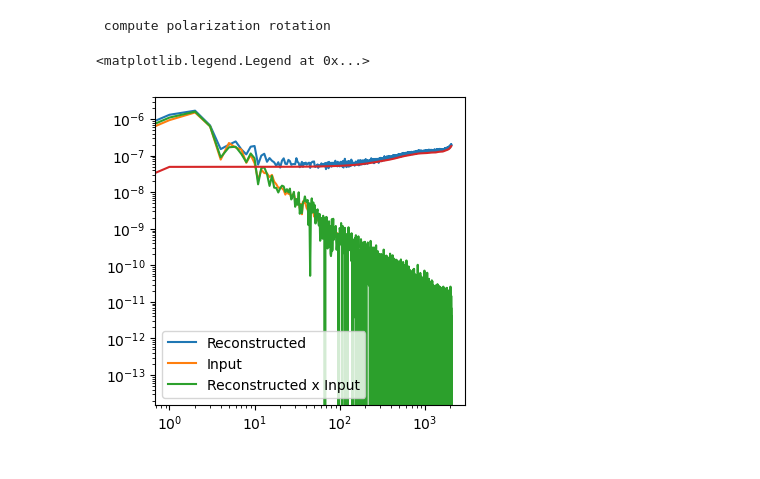
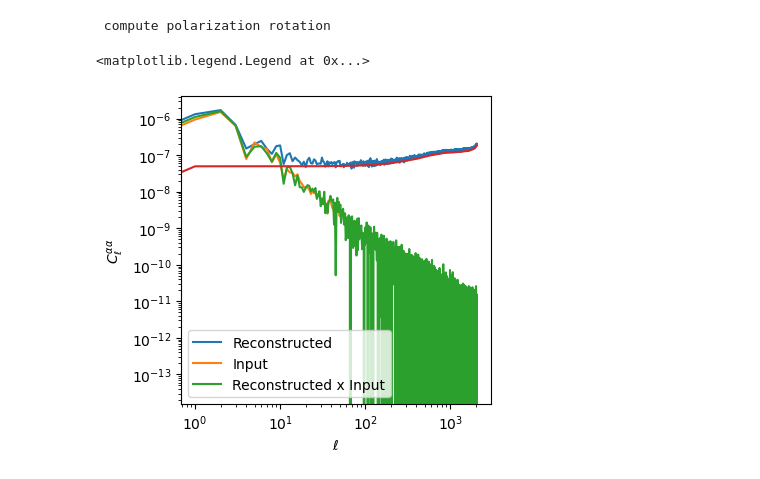
Before and after one commit to antolonappan/solat_cb, a Jupyter notebook: notebooks/anisotropic_simple.ipynb, the cells around one changed output. Drawn from its saved outputs; the diff is of its cells as text; code cells hidden in the pictures.

```diff
--- a/notebooks/anisotropic_simple.ipynb
+++ b/notebooks/anisotropic_simple.ipynb
@@ -48,11 +45,13 @@ cl_r_i = cs.utils.alm2cl(almax,norm_recon,input_alpha)
 # %%
 plt.figure(figsize=(4,4))
 plt.loglog(cl_recon,label='Reconstructed')
 plt.loglog(cl_input,label='Input')
 plt.loglog(cl_r_i,label='Reconstructed x Input')
 plt.loglog(norm[0])
 #plt.ylim(1e-13,1e-2)
+plt.xlabel(r'$\ell$')
+plt.ylabel(r"$C_\ell^{\alpha \alpha}$")
 plt.legend()
 # %% [output]
 <matplotlib.legend.Legend at 0x...>
-[figure, old version]
+[figure, new version]
```
Also changed, not shown: parts of 1 cell of this notebook.
